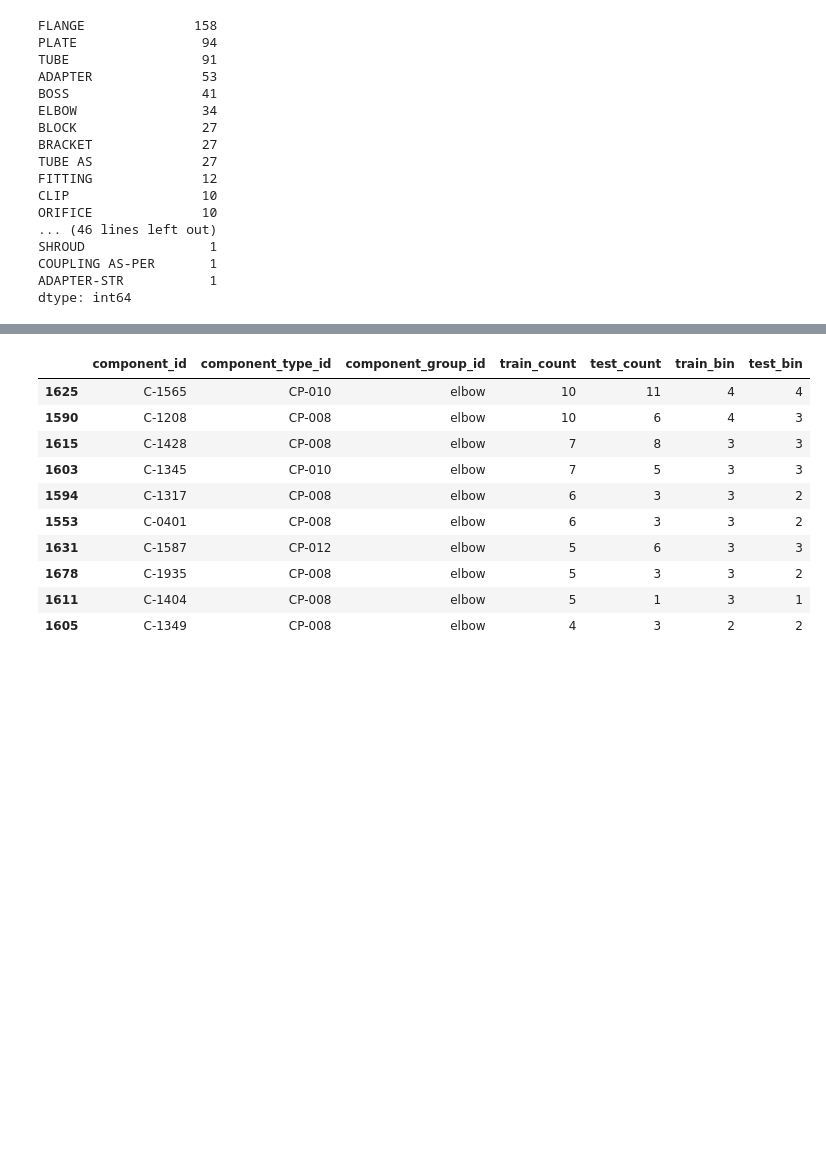
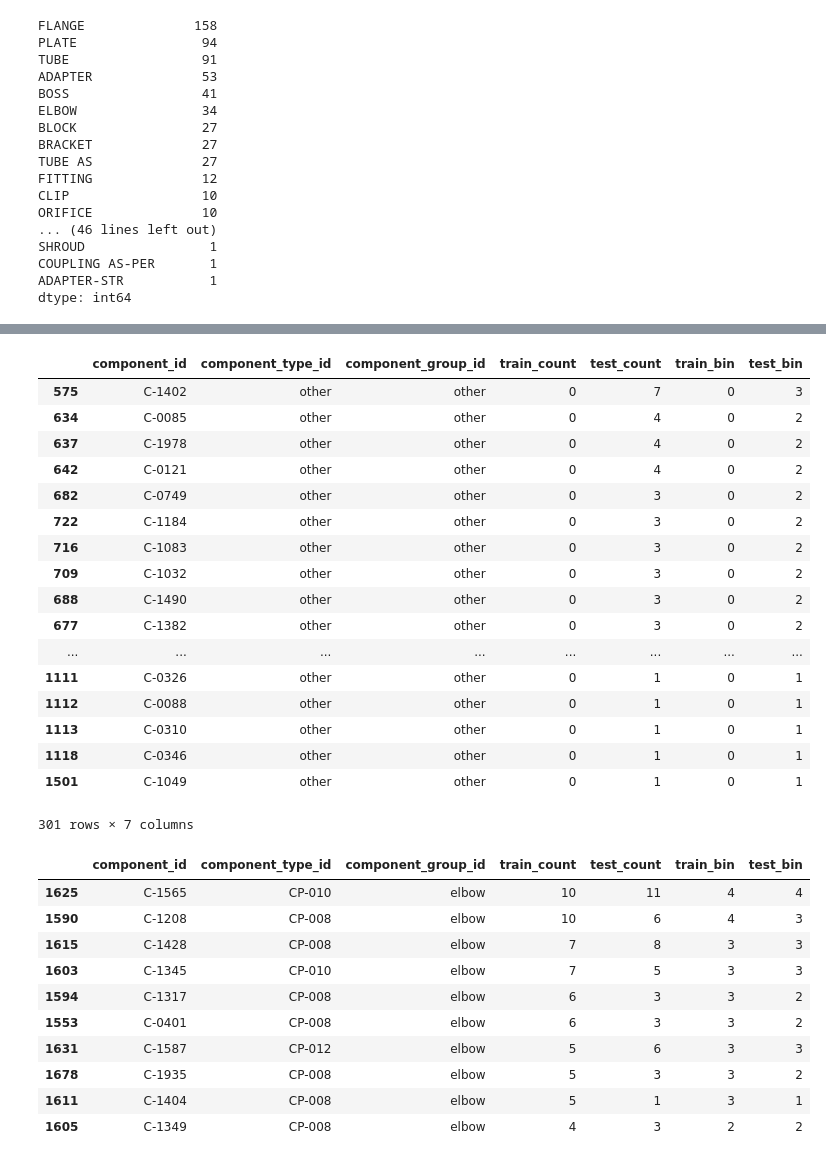
Before and after one commit to cberzan/kaggle-caterpillar, a Jupyter notebook: caterpillar-tube-pricing/components.ipynb, the cells around one changed output, grey strips where cells are left out. Saved outputs shown, nothing was run; the diff lists cells and outputs as text; code cells hidden in the pictures; blank space fills up the shorter version.

```diff
--- a/caterpillar-tube-pricing/components.ipynb
+++ b/caterpillar-tube-pricing/components.ipynb
@@ -181,3 +200,24 @@ dtype: int64
+# %%
+in_test_not_train[in_test_not_train.component_group_id == 'other'].sort('test_count', ascending=False)
+# %% [output]
+|  | component_id | component_type_id | component_group_id | train_count | test_count | train_bin | test_bin |
+| 575 | C-1402 | other | other | 0 | 7 | 0 | 3 |
+| 634 | C-0085 | other | other | 0 | 4 | 0 | 2 |
+| 637 | C-1978 | other | other | 0 | 4 | 0 | 2 |
+| 642 | C-0121 | other | other | 0 | 4 | 0 | 2 |
+| 682 | C-0749 | other | other | 0 | 3 | 0 | 2 |
+| 722 | C-1184 | other | other | 0 | 3 | 0 | 2 |
+| 716 | C-1083 | other | other | 0 | 3 | 0 | 2 |
+| 709 | C-1032 | other | other | 0 | 3 | 0 | 2 |
+| 688 | C-1490 | other | other | 0 | 3 | 0 | 2 |
+| 677 | C-1382 | other | other | 0 | 3 | 0 | 2 |
+| ... | ... | ... | ... | ... | ... | ... | ... |
+| 1111 | C-0326 | other | other | 0 | 1 | 0 | 1 |
+| 1112 | C-0088 | other | other | 0 | 1 | 0 | 1 |
+| 1113 | C-0310 | other | other | 0 | 1 | 0 | 1 |
+| 1118 | C-0346 | other | other | 0 | 1 | 0 | 1 |
+| 1501 | C-1049 | other | other | 0 | 1 | 0 | 1 |
+301 rows × 7 columns
 # %%
 df = all_counts[all_counts.component_group_id == 'elbow'].copy()
 df.sort('train_count', ascending=False, inplace=True)
```
Also changed, not shown: parts of 2 cells of this notebook, 2 other files.
